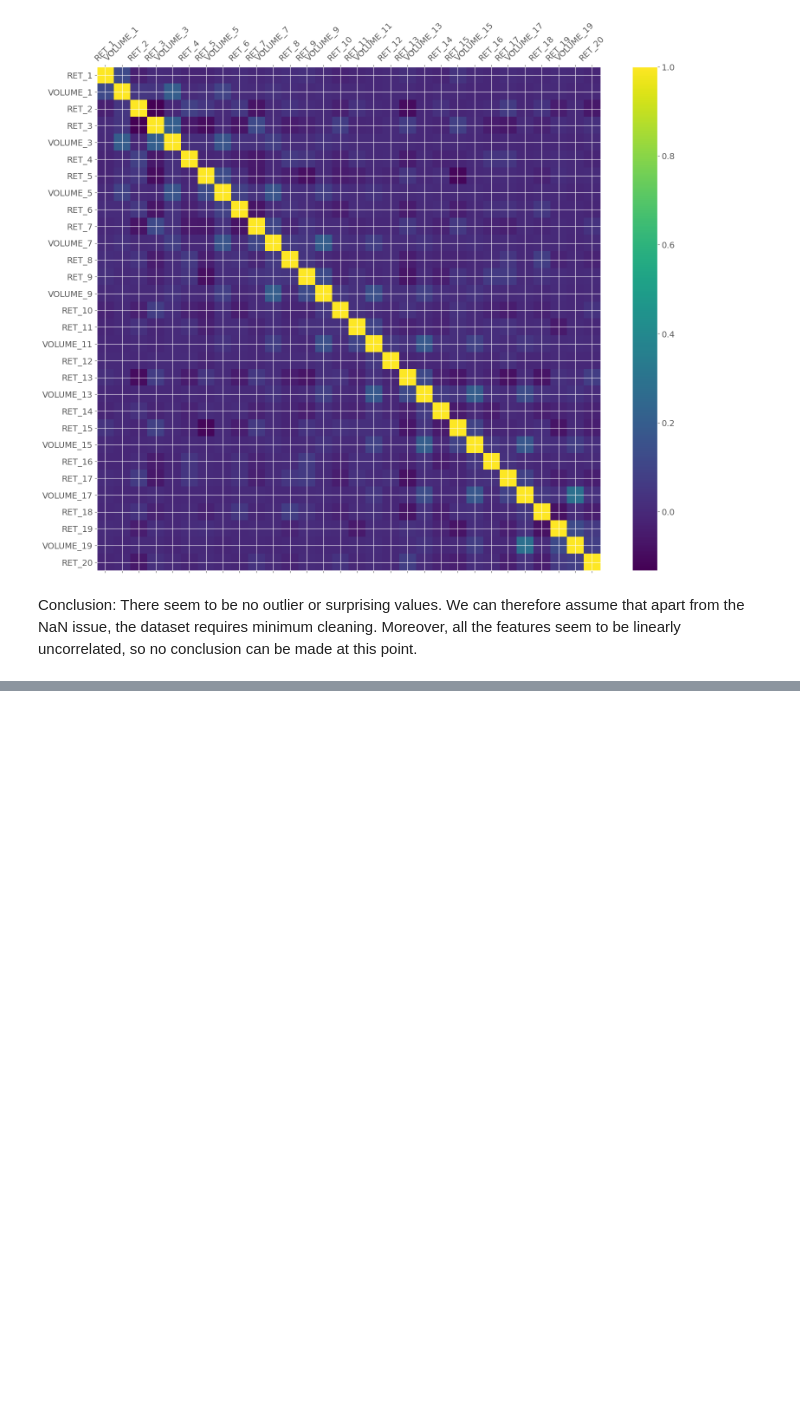
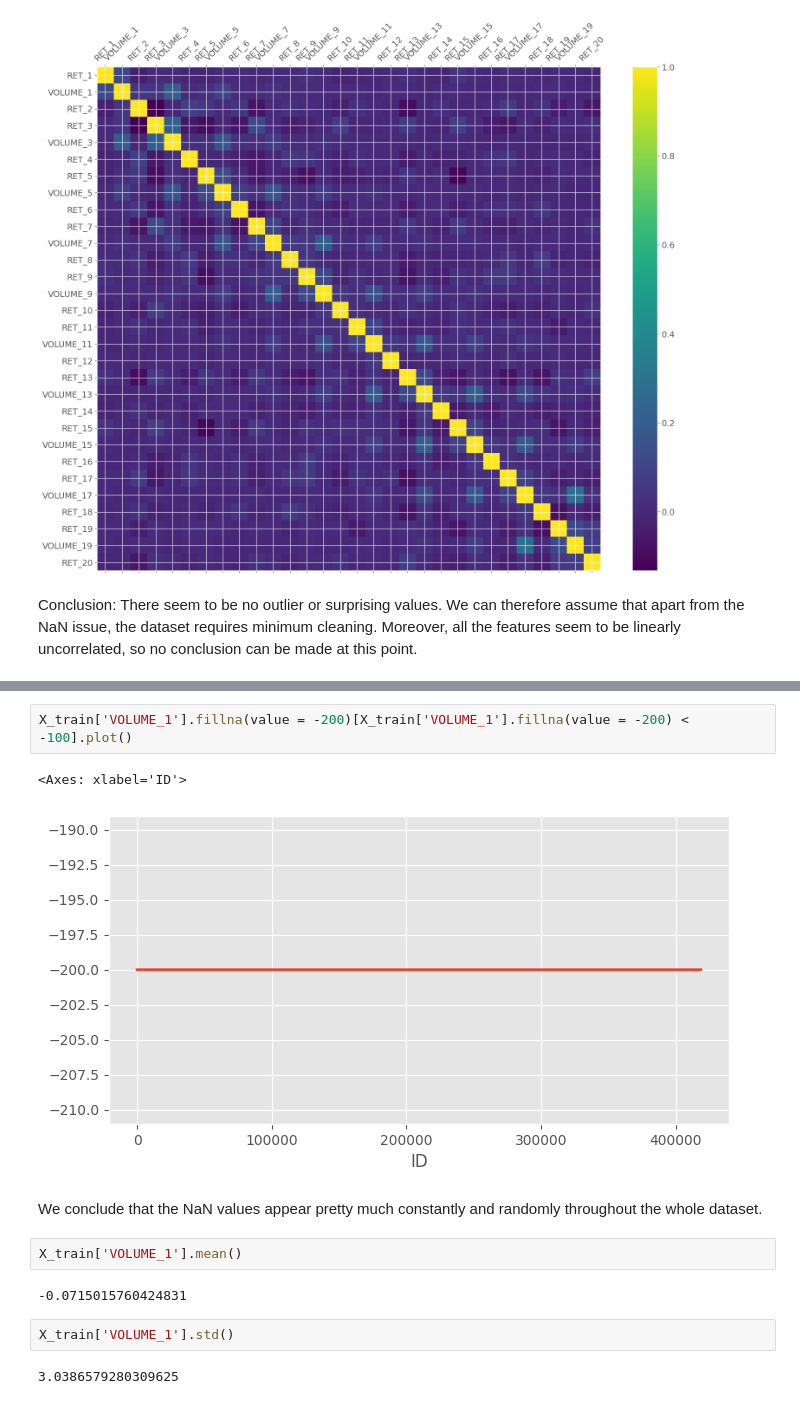
Before and after one commit to wantToL/statistical-methods-for-noisy-data, a Jupyter notebook: return-prediction.ipynb, the cells around one changed output, grey strips where cells are left out. Saved outputs shown, nothing was run; the diff lists cells and outputs as text; blank space fills up the shorter version.

```diff
--- a/return-prediction.ipynb
+++ b/return-prediction.ipynb
@@ -563,0 +296,15 @@ KeyError: 'Column not found: R_1'
+# %%
+X_train['VOLUME_1'].fillna(value = -200)[X_train['VOLUME_1'].fillna(value = -200) < -100].plot()
+# %% [output]
+<Axes: xlabel='ID'>
+[figure, added]
+# %% [markdown]
+We conclude that the NaN values appear pretty much constantly and randomly throughout the whole dataset.
+# %%
+X_train['VOLUME_1'].mean()
+# %% [output]
+-0.0715015760424831
+# %%
+X_train['VOLUME_1'].std()
+# %% [output]
+3.0386579280309625
```
Also changed, not shown: parts of 66 cells of this notebook.
